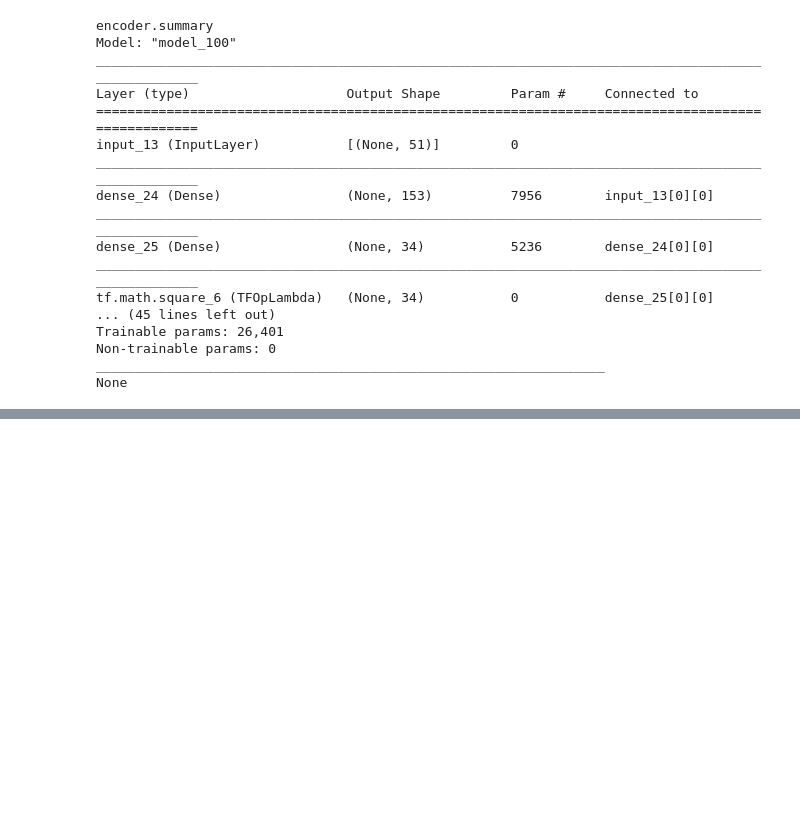
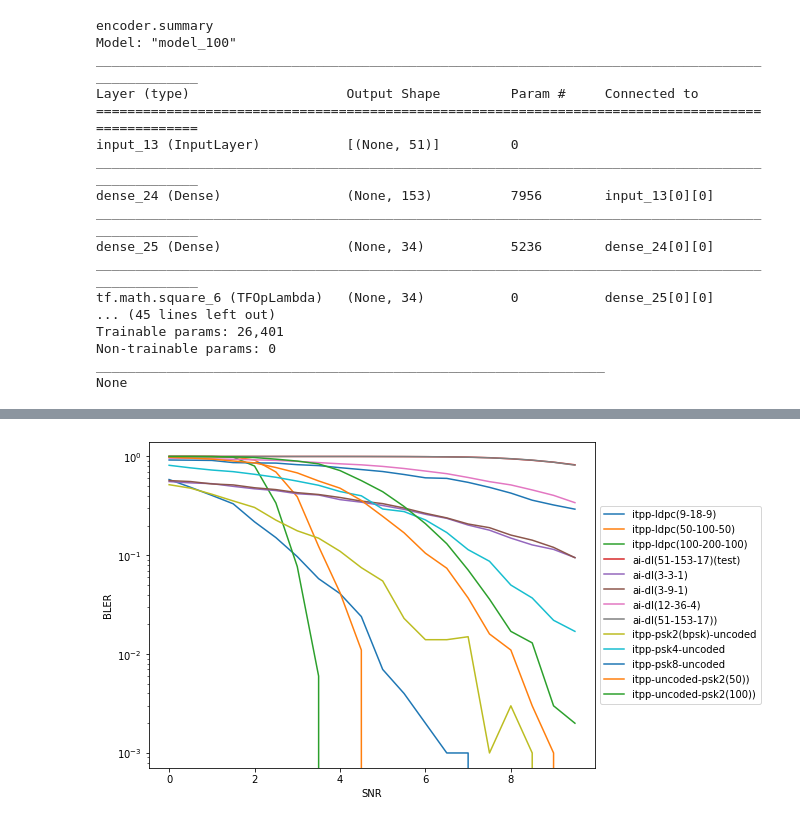
Before and after one commit to iamviji/project, a Jupyter notebook: Report/KerasBinary_In_En_Ch_PSK8.ipynb, the cells around one changed output, grey strips where cells are left out. Saved outputs shown, nothing was run; the diff lists cells and outputs as text; code cells hidden in the pictures; blank space fills up the shorter version.

```diff
--- a/Report/KerasBinary_In_En_Ch_PSK8.ipynb
+++ b/Report/KerasBinary_In_En_Ch_PSK8.ipynb
@@ -1143,27 +1179,30 @@ plt.show()
 # %%
 
 import matplotlib.pyplot as plt
 %matplotlib inline
 snrs = numpy.arange (SNR_BEGIN, SNR_END, SNR_STEP_SIZE)
 fig, (ax1) = plt.subplots(1,1,figsize=(8,6))
 ax1.semilogy(snrs,bler_per_iter_ldpc_itpp_psk_4,'', label="itpp-ldpc(9-18-9)") # plot BER vs SNR
-ax1.semilogy(snrs,bler_per_iter_ldpc_50_100_itpp_psk_4[5:25],'', label="itpp-ldpc(50-100-50)") # plot BER vs SNR
+ax1.semilogy(snrs,bler_per_iter_ldpc_50_100_itpp_psk_4,'', label="itpp-ldpc(50-100-50)") # plot BER vs SNR
 ax1.semilogy(snrs,bler_per_iter_ldpc_100_200_itpp_psk_4[5:25],'', label="itpp-ldpc(100-200-100)") # plot BER vs SNR
+ax1.semilogy(snrs,bler_per_iter_dl_tensor7,'', label="ai-dl(51-153-17)(test)") # plot BER vs SNR
 ax1.semilogy(snrs,bler_per_iter_dl_tensor1,'', label="ai-dl(3-3-1)") # plot BER vs SNR
 ax1.semilogy(snrs,bler_per_iter_dl_tensor2,'', label="ai-dl(3-9-1)") # plot BER vs SNR
 ax1.semilogy(snrs,bler_per_iter_dl_tensor4,'', label="ai-dl(12-36-4)") # plot BER vs SNR
 ax1.semilogy(snrs,bler_per_iter_dl_tensor6,'', label="ai-dl(51-153-17))") # plot BER vs SNR
-ax1.semilogy(snrs,bler_per_iter_dl_tensor7,'', label="ai-dl(51-153-17)(test)") # plot BER vs SNR
+
 #ax1.semilogy(snrs,bler_per_iter_uncoded_commpy_psk_2,'', label="commpy-psk2(bpsk)-uncoded") # plot BER vs SNR
 ax1.semilogy(snrs,bler_per_iter_uncoded_itpp_psk_2,'', label="itpp-psk2(bpsk)-uncoded") # plot BER vs SNR
 #ax1.semilogy(snrs,bler_per_iter_uncoded_commpy_psk_4,'', label="commpy-psk4-uncoded") # plot BER vs SNR
 ax1.semilogy(snrs,bler_per_iter_uncoded_itpp_psk_4,'', label="itpp-psk4-uncoded") # plot BER vs SNR
 ax1.semilogy(snrs,bler_per_iter_uncoded_itpp_psk_8,'', label="itpp-psk8-uncoded") # plot BER vs SNR
 #ax1.semilogy(snrs,bler_per_iter_uncoded_commpy_psk_8,'', label="commpy-psk8-uncoded") # plot BER vs SNR
-ax1.semilogy(snrs,bler_per_iter_uncoded_50_itpp_psk_2[5:25],'', label="itpp-uncoded-psk2(50))") # plot BER vs SNR
-ax1.semilogy(snrs,bler_per_iter_uncoded_100_itpp_psk_2[5:25],'', label="itpp-uncoded-psk2(100))") # plot BER vs SNR
+ax1.semilogy(snrs,bler_per_iter_uncoded_50_itpp_psk_2,'', label="itpp-uncoded-psk2(50))") # plot BER vs SNR
+ax1.semilogy(snrs,bler_per_iter_uncoded_100_itpp_psk_2,'', label="itpp-uncoded-psk2(100))") # plot BER vs SNR
 ax1.set_ylabel('BLER')
 ax1.set_xlabel('SNR')
 plt.savefig('ldpc_ber_{}_{}.png'.format(2*channel_size,input_message_length))
 plt.legend(loc='center left', bbox_to_anchor=(1, 0.5))
 plt.show()
+# %% [output]
+[figure, added]
```
Also changed, not shown: parts of 12 cells of this notebook.
